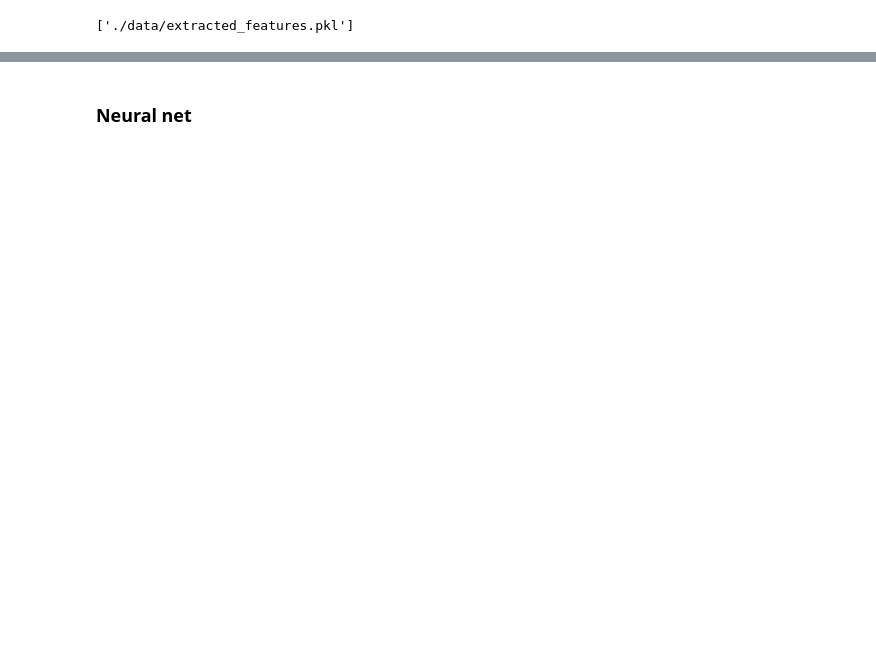
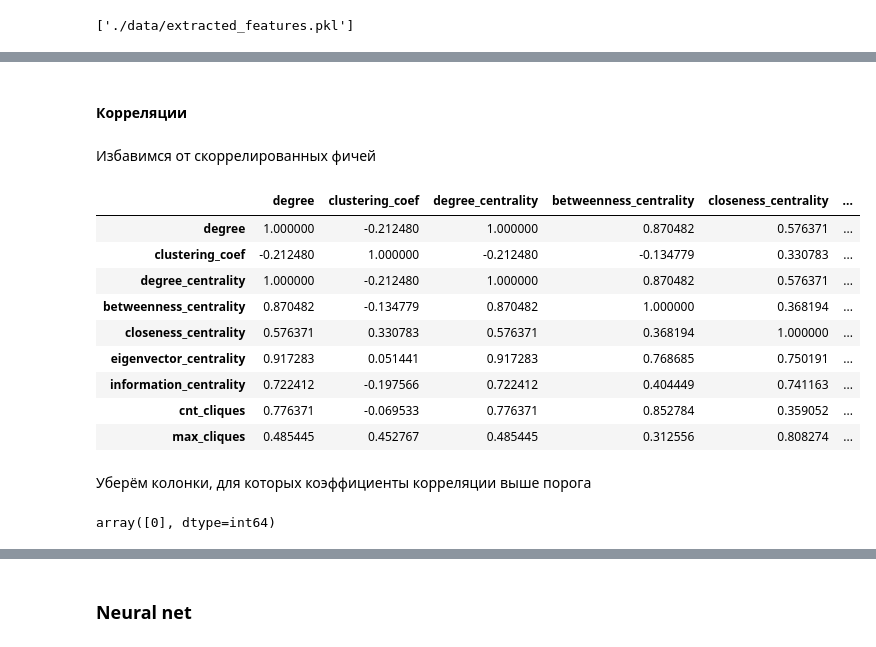
Before and after one commit to GlebZherr/proteins, a Jupyter notebook: proteins_expression_level.ipynb, the cells around one changed output, grey strips where cells are left out. Drawn from its saved outputs; the diff is of its cells as text; code cells hidden in the pictures; blank space fills up the shorter version.

```diff
--- a/proteins_expression_level.ipynb
+++ b/proteins_expression_level.ipynb
@@ -341,0 +318,2 @@ data.to_csv('./data/data_prepared.csv', index=False)
+# %%
+data = pd.DataFrame(index=extracted_features.get('degree').keys(), data={name: [v for v in dd.values()] for name, dd in extracted_features.items()})
@@ -341,0 +338,21 @@ data.to_csv('./data/data_prepared.csv', index=False)
+# %% [markdown]
+#### Корреляции
+# %% [markdown]
+Избавимся от скоррелированных фичей
+# %%
+corr = data.corr()
+# %%
+corr.style.background_gradient(cmap='coolwarm')
+# %% [output]
+|  | degree | clustering_coef | degree_centrality | betweenness_centrality | closeness_centrality | ... |
+| degree | 1.000000 | -0.212480 | 1.000000 | 0.870482 | 0.576371 | ... |
+| clustering_coef | -0.212480 | 1.000000 | -0.212480 | -0.134779 | 0.330783 | ... |
+| degree_centrality | 1.000000 | -0.212480 | 1.000000 | 0.870482 | 0.576371 | ... |
+| betweenness_centrality | 0.870482 | -0.134779 | 0.870482 | 1.000000 | 0.368194 | ... |
+| closeness_centrality | 0.576371 | 0.330783 | 0.576371 | 0.368194 | 1.000000 | ... |
+| eigenvector_centrality | 0.917283 | 0.051441 | 0.917283 | 0.768685 | 0.750191 | ... |
+| information_centrality | 0.722412 | -0.197566 | 0.722412 | 0.404449 | 0.741163 | ... |
+| cnt_cliques | 0.776371 | -0.069533 | 0.776371 | 0.852784 | 0.359052 | ... |
+| max_cliques | 0.485445 | 0.452767 | 0.485445 | 0.312556 | 0.808274 | ... |
+# %% [markdown]
+Уберём колонки, для которых коэффициенты корреляции выше порога
@@ -341,0 +367,4 @@ data.to_csv('./data/data_prepared.csv', index=False)
+# %%
+ind_col_corr
+# %% [output]
+array([0], dtype=int64)
```
Also changed, not shown: parts of 98 cells of this notebook.
